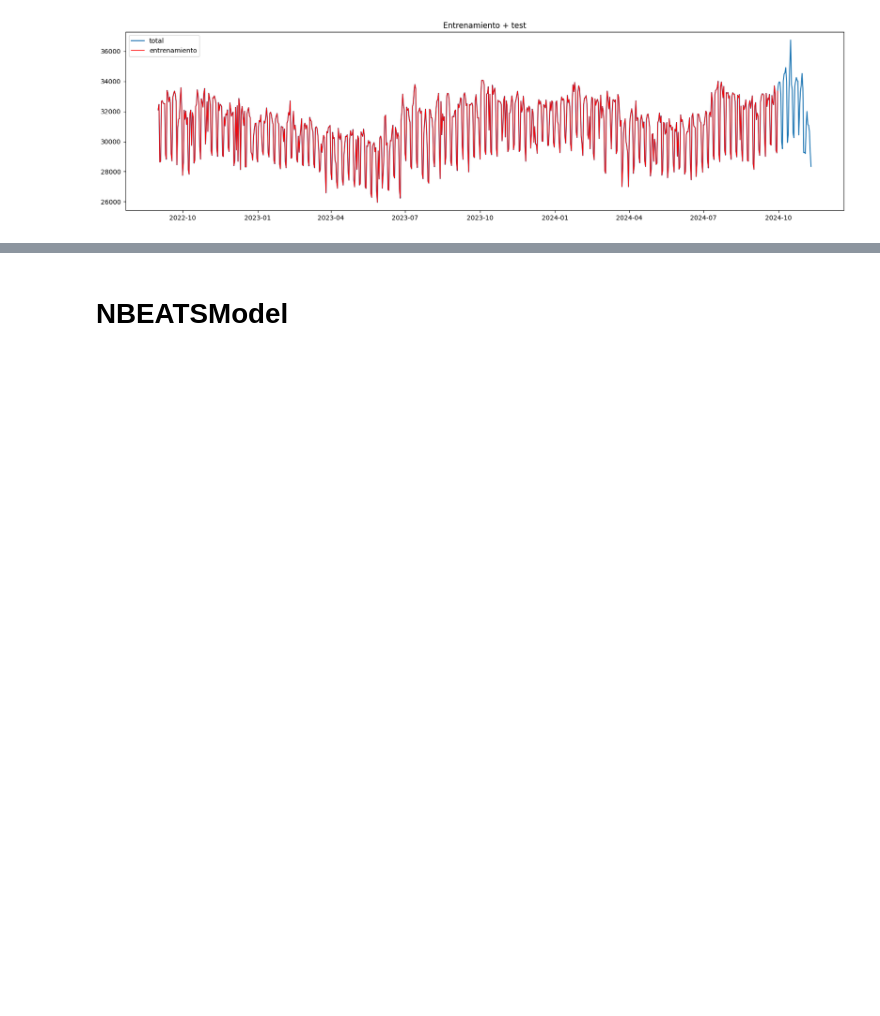
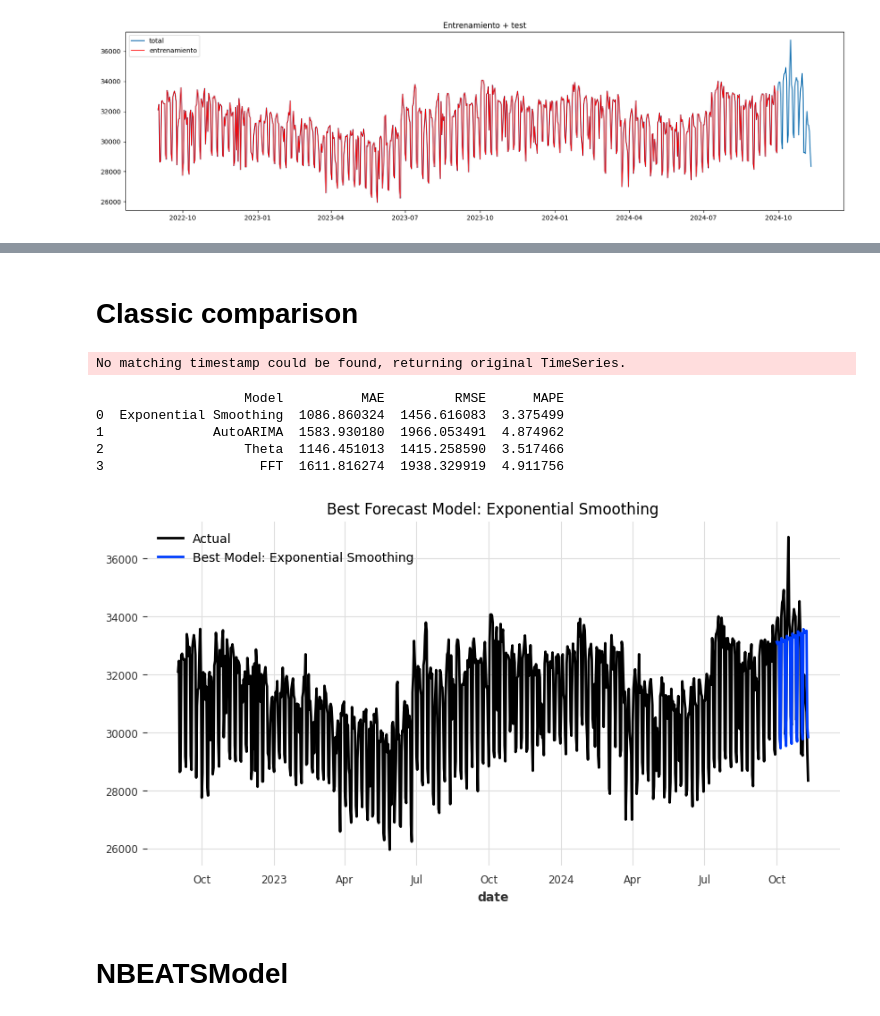
Before and after one commit to KhvatkinNikita/NUC-AI, a Jupyter notebook: notebooks/test.ipynb, the cells around one changed output, grey strips where cells are left out. Cells and saved outputs as stored; diff of their text form; code cells hidden in the pictures; blank space fills up the shorter version.

Commit message:
Comparison between traditional and deep learning models

```diff
--- a/notebooks/test.ipynb
+++ b/notebooks/test.ipynb
@@ -70,8 +68,6 @@ for year in years:
     timeseries = daily(df)
     total = pd.concat([total, timeseries])
 # %%
-total = total.reset_index(drop = True)
-
 sept22_oct23 = total[:int(len(total['date'].values)-41)]
 # %%
 plt.figure(figsize=(20,5))
@@ -119,3 +81,74 @@ Mean Absolute Percentage Error (MAPE): 3.33%
+# %% [markdown]
+# Classic comparison
+# %%
+total = total.set_index('date')
+# %%
+import pandas as pd
+import numpy as np
+from darts import TimeSeries
+from darts.models import ExponentialSmoothing, AutoARIMA, Theta, FFT
+from darts.metrics import mae, rmse, mape
+import matplotlib.pyplot as plt
+
+total['value'] = total['value'].astype(np.float32)
+
+# Create time series object
+series = TimeSeries.from_dataframe(total, value_cols='value')
+train, val = series.split_after(pd.Timestamp('2024-09-30'))
+
+# Define models
+models = {
+    "Exponential Smoothing": ExponentialSmoothing(),
+    "AutoARIMA": AutoARIMA(),
+    "Theta": Theta(),
+    "FFT": FFT()
+}
+
+# Store results
+results = []
+best_model = None
+best_mape = float("inf")
+best_forecast = None
+best_model_name = ""
+
+for name, model in models.items():
+    model.fit(train)
+    forecast = model.predict(len(val))
+
+    error_mae = mae(val, forecast)
+    error_rmse = rmse(val, forecast)
+    error_mape = mape(val, forecast)
+
+    results.append([name, error_mae, error_rmse, error_mape])
+
+    # Track the best model based on MAPE
+    if error_mape < best_mape:
+        best_mape = error_mape
+        best_model = model
+        best_forecast = forecast
+        best_model_name = name
+
+# Create results DataFrame
+results_df = pd.DataFrame(results, columns=["Model", "MAE", "RMSE", "MAPE"])
+
+# Print results
+print(results_df)
+
+# Plot the best model's forecast
+plt.figure(figsize=(10, 5))
+series.plot(label="Actual")
+best_forecast.plot(label=f"Best Model: {best_model_name}")
+plt.title(f"Best Forecast Model: {best_model_name}")
+plt.legend()
+plt.show()
+# %% [output]
+No matching timestamp could be found, returning original TimeSeries.
+                   Model          MAE         RMSE      MAPE
+0  Exponential Smoothing  1086.860324  1456.616083  3.375499
+1              AutoARIMA  1583.930180  1966.053491  4.874962
+2                  Theta  1146.451013  1415.258590  3.517466
+3                    FFT  1611.816274  1938.329919  4.911756
+[figure, added]
 # %% [markdown]
 # NBEATSModel
 # %%
```
Also changed, not shown: parts of 7 cells of this notebook, 1 other file.
